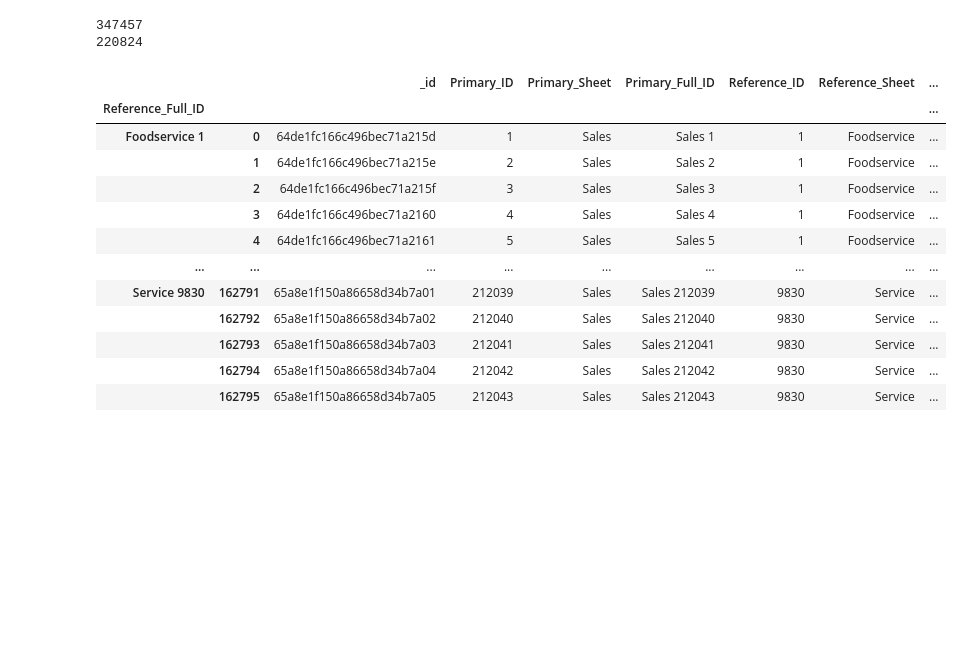
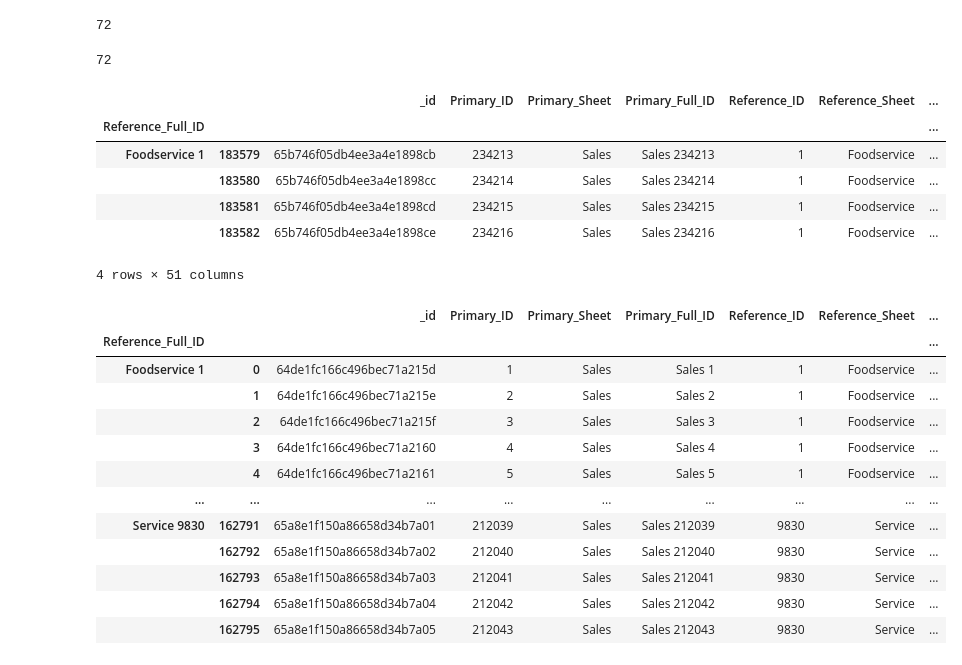
Before and after one commit to MahmoudAlawdh/newSalesGeneration, a Jupyter notebook: forward_fill.ipynb, the cells around one changed output. Drawn from its saved outputs; the diff is of its cells as text; code cells hidden in the pictures; blank space fills up the shorter version.

```diff
--- a/forward_fill.ipynb
+++ b/forward_fill.ipynb
@@ -4,35 +15,41 @@ from db.helpers import new_sales_collection
 # %%
 
-df = pd.DataFrame(new_sales_collection.find())
+tmp = pd.DataFrame(data)
 area_df = pd.read_excel("./seasonalities.xlsx", "area")
 industry_df = pd.read_excel("./seasonalities.xlsx", "industry")
 location_type_df = pd.read_excel("./seasonalities.xlsx", "location_type")
 product_focus_df = pd.read_excel("./seasonalities.xlsx", "product_focus")
 
-df = df.merge(
+tmp = tmp.merge(
     area_df,
     how="left",
     on=["Level_3_Area", "Sales_Year", "Sales_Month"],
     suffixes=("", "_area"),
 )
-df = df.merge(
+tmp = tmp.merge(
     industry_df,
     how="left",
     on=["Industry_Level_2", "Sales_Year", "Sales_Month"],
     suffixes=("", "_industry"),
 )
-df = df.merge(
+tmp = tmp.merge(
     location_type_df,
     how="left",
     on=["Location_Type", "Sales_Year", "Sales_Month"],
     suffixes=("", "_location_type"),
 )
-df = df.merge(
+tmp = tmp.merge(
     product_focus_df,
     how="left",
     on=["Product_Focus", "Sales_Year", "Sales_Month"],
     suffixes=("", "_product_focus"),
 )
+# %%
+df = tmp.copy()
+df = df[df['Reference_Full_ID'] == "Foodservice 1"]
+display(len(df[df['Monthly_Sales'].isna()]))
+# %% [output]
+72
 # %%
 """
 Seasonalities
@@ -141,12 +157,18 @@ def f(df: pd.DataFrame):
         prevRow["Weekend_Store_Sales"] = df.at[i, "Weekend_Store_Sales"]
     return df
 # %%
-print(len(df[(df["Weekday_Store_Sales"].isna())]))
-df = df.groupby("Reference_Full_ID").apply(f)
-print(len(df[df["Weekday_Store_Sales"].isna()]))
+display(len(df[(df["Weekday_Store_Sales"].isna())]))
+t = df.groupby("Reference_Full_ID").apply(f)
+display(t[t["Weekday_Store_Sales"].isna()])
 # %% [output]
-347457
-220824
+72
+|  |  | _id | Primary_ID | Primary_Sheet | Primary_Full_ID | Reference_ID | Reference_Sheet | ... |
+| Reference_Full_ID |  |  |  |  |  |  |  | ... |
+| Foodservice 1 | 183579 | 65b746f05db4ee3a4e1898cb | 234213 | Sales | Sales 234213 | 1 | Foodservice | ... |
+|  | 183580 | 65b746f05db4ee3a4e1898cc | 234214 | Sales | Sales 234214 | 1 | Foodservice | ... |
+|  | 183581 | 65b746f05db4ee3a4e1898cd | 234215 | Sales | Sales 234215 | 1 | Foodservice | ... |
+|  | 183582 | 65b746f05db4ee3a4e1898ce | 234216 | Sales | Sales 234216 | 1 | Foodservice | ... |
+4 rows × 51 columns
 # %%
 display(df)
 # %% [output]
```
Also changed, not shown: parts of 3 cells of this notebook, 9 other files.
